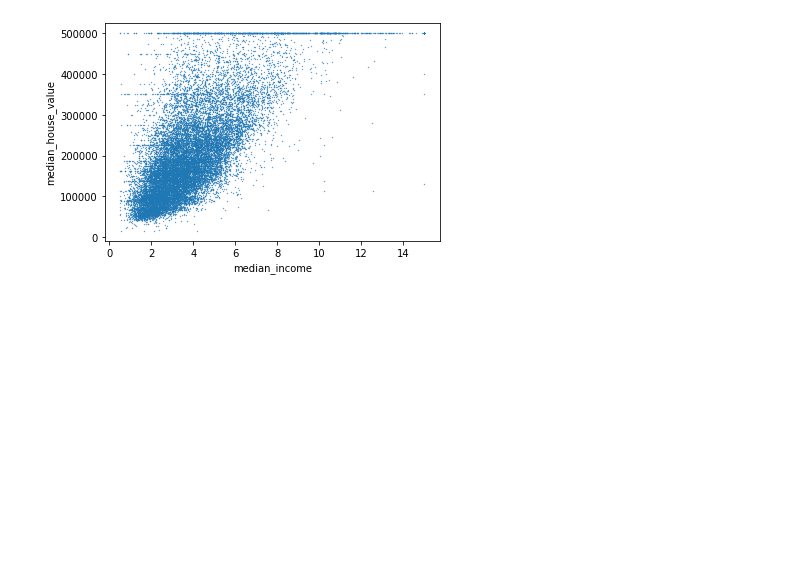
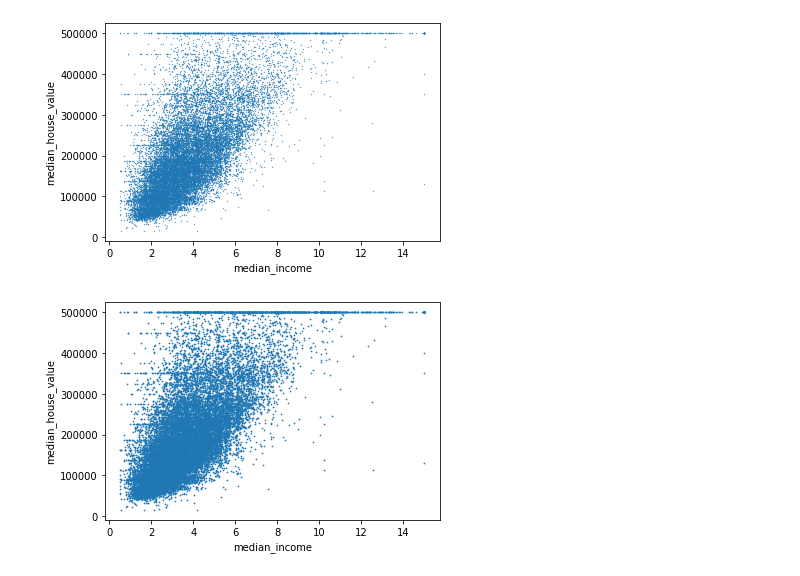
Before and after one commit to orickprazeres/data-visualization-study, a Jupyter notebook: Gráfico_de_Dispersão_(Scatter_Plot).ipynb, the cells around one changed output. Drawn from its saved outputs; the diff is of its cells as text; code cells hidden in the pictures; blank space fills up the shorter version.

```diff
--- a/Gráfico_de_Dispersão_(Scatter_Plot).ipynb
+++ b/Gráfico_de_Dispersão_(Scatter_Plot).ipynb
@@ -48,3 +48,10 @@ df.plot.scatter(x='median_income', y='median_house_value', s=0.1)
 plt.show()
 # %% [output]
 [figure]
+# %%
+# plotar median_income vs. median_house_value
+df.plot.scatter(x = 'median_income', y = 'median_house_value', s = 0.5)
+
+plt.show()
+# %% [output]
+[figure, added]
```
Also changed, not shown: parts of 1 cell of this notebook.
